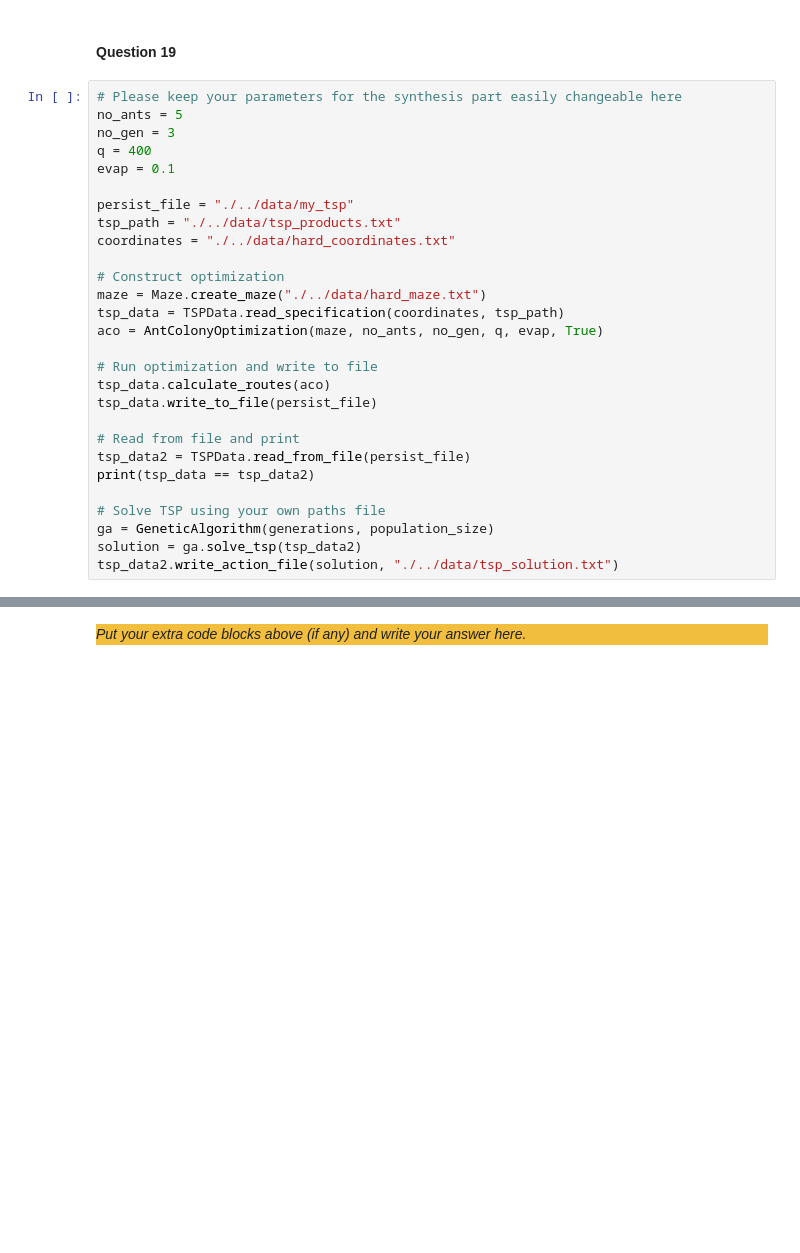
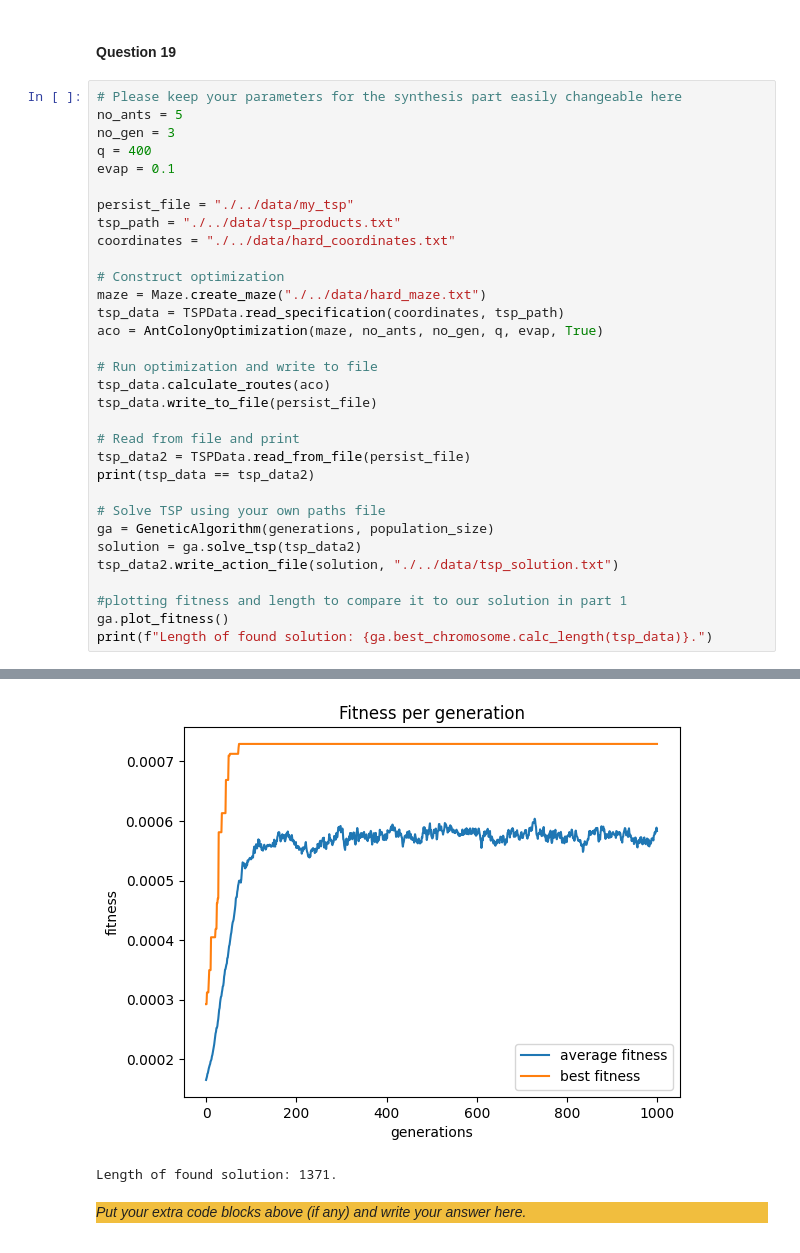
Before and after one commit to CtrlandAlt/IC_Project2, a Jupyter notebook: src/Main.ipynb, the cells around one changed output, grey strips where cells are left out. Cells and saved outputs as stored; diff of their text form; blank space fills up the shorter version.

```diff
--- a/src/Main.ipynb
+++ b/src/Main.ipynb
@@ -1136,33 +1136,39 @@ aco = AntColonyOptimization(maze, no_ants, no_gen, q, evap, True)
 # Run optimization and write to file
 tsp_data.calculate_routes(aco)
 tsp_data.write_to_file(persist_file)
 
 # Read from file and print
 tsp_data2 = TSPData.read_from_file(persist_file)
 print(tsp_data == tsp_data2)
 
 # Solve TSP using your own paths file
 ga = GeneticAlgorithm(generations, population_size)
 solution = ga.solve_tsp(tsp_data2)
 tsp_data2.write_action_file(solution, "./../data/tsp_solution.txt")
+
+#plotting fitness and length to compare it to our solution in part 1
+ga.plot_fitness()
+print(f"Length of found solution: {ga.best_chromosome.calc_length(tsp_data)}.")
 # %% [output]
 Ready reading maze file ./../data/hard_maze.txt
 Gen: 0
 Gen: 1
 Gen: 2
 Gen: 0
 Gen: 1
 Gen: 2
 Gen: 0
 Gen: 1
 Gen: 2
 Gen: 0
 Gen: 1
 ... (1066 lines left out)
 Gen: 0
 Gen: 1
 Gen: 2
 True
+[figure, added]
+Length of found solution: 1371.
 # %% [markdown]
 <div style="background-color:#f1be3e">
 
```
Also changed, not shown: parts of 10 cells of this notebook, 3 other files.
